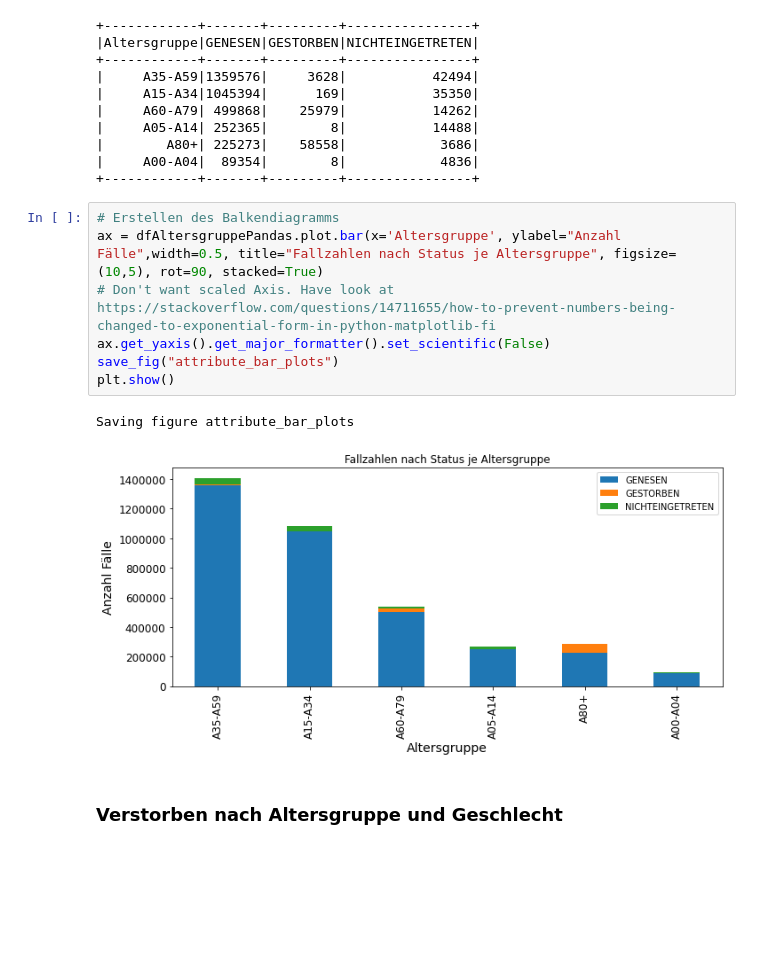
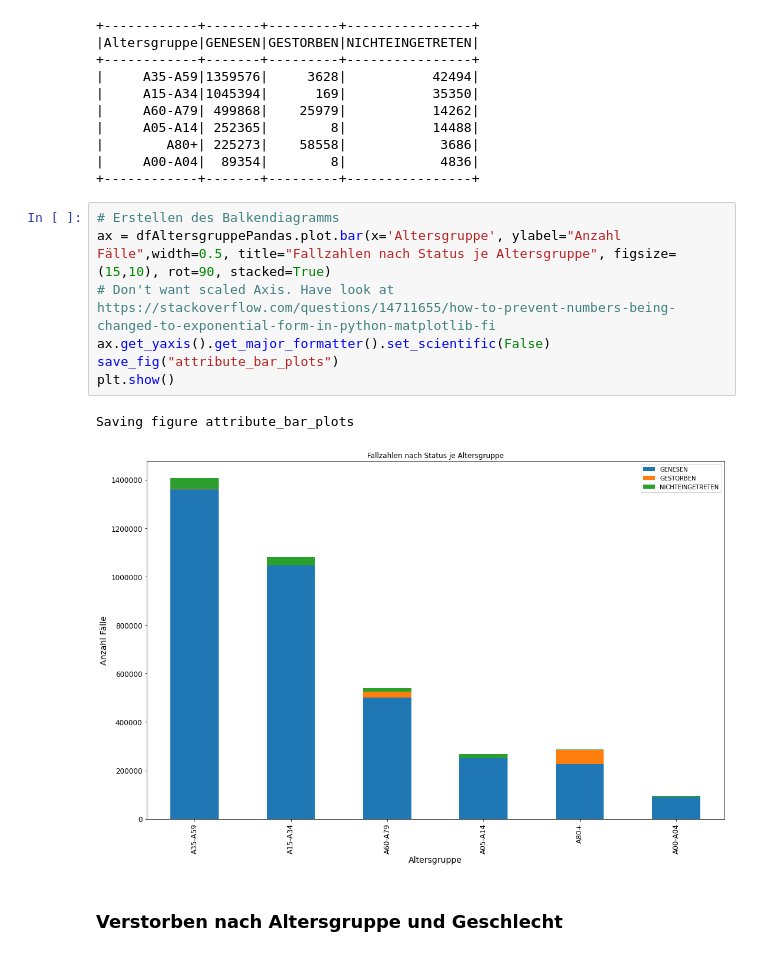
Before and after one commit to hschaeufler/DataScienceApplication, a Jupyter notebook: 03_Data_Understanding_B.ipynb, the cells around one changed output. Cells and saved outputs as stored; diff of their text form; blank space fills up the shorter version.

```diff
--- a/03_Data_Understanding_B.ipynb
+++ b/03_Data_Understanding_B.ipynb
@@ -211,14 +212,14 @@ dfAltersgruppeGrouped.show()
 +------------+-------+---------+----------------+
 # %%
 # Erstellen des Balkendiagramms
-ax = dfAltersgruppePandas.plot.bar(x='Altersgruppe', ylabel="Anzahl Fälle",width=0.5, title="Fallzahlen nach Status je Altersgruppe", figsize=(10,5), rot=90, stacked=True)
+ax = dfAltersgruppePandas.plot.bar(x='Altersgruppe', ylabel="Anzahl Fälle",width=0.5, title="Fallzahlen nach Status je Altersgruppe", figsize=(15,10), rot=90, stacked=True)
 # Don't want scaled Axis. Have look at https://stackoverflow.com/questions/14711655/how-to-prevent-numbers-being-changed-to-exponential-form-in-python-matplotlib-fi
 ax.get_yaxis().get_major_formatter().set_scientific(False)
 save_fig("attribute_bar_plots")
 plt.show()
 # %% [output]
 Saving figure attribute_bar_plots
-[figure, old version]
+[figure, new version]
 # %% [markdown]
 ### Verstorben nach Altersgruppe und Geschlecht
 # %%
```
Also changed, not shown: parts of 11 cells of this notebook, 1 other file.
